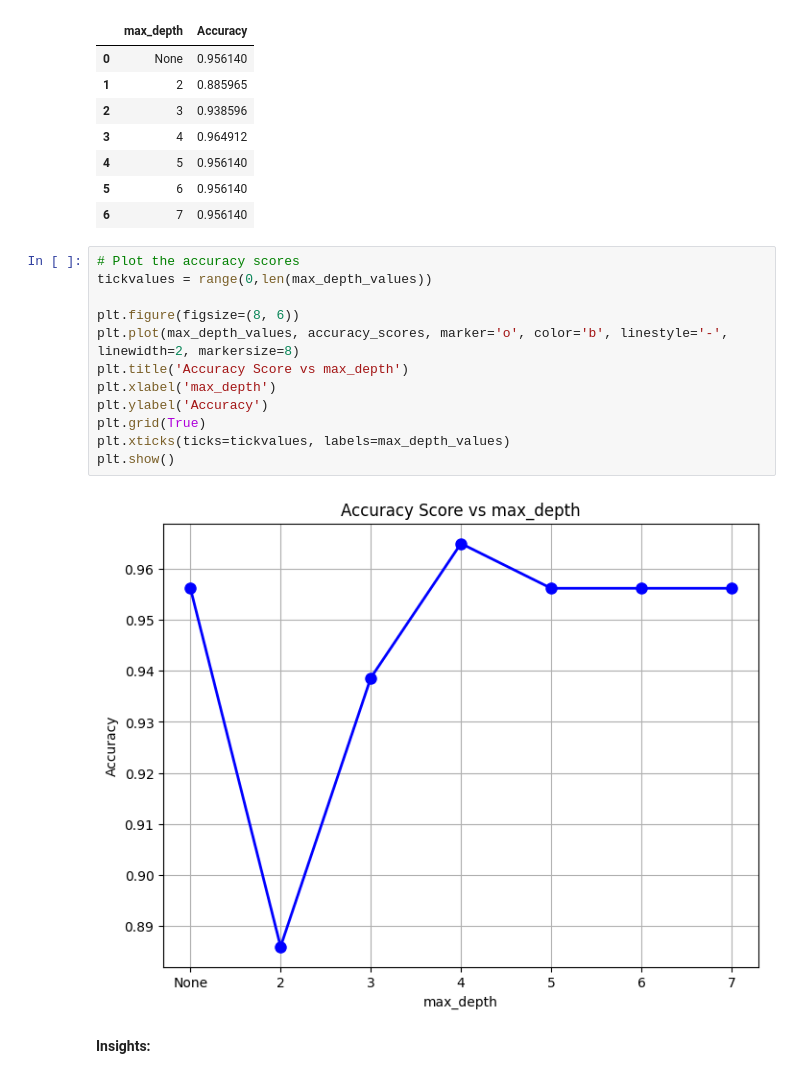
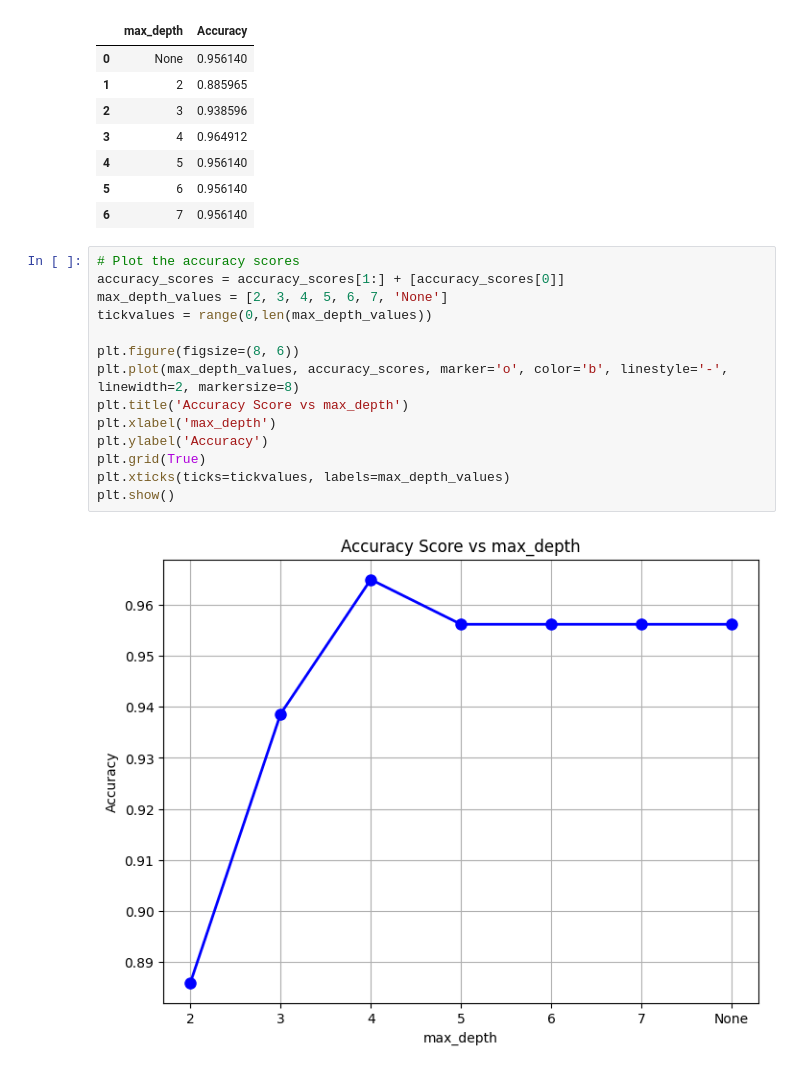
Before and after one commit to duyphuc0701/Project2-AI-Decision-Tree, a Jupyter notebook: breast_cancer/breast_cancer.ipynb, the cells around one changed output. Saved outputs shown, nothing was run; the diff lists cells and outputs as text.

```diff
--- a/breast_cancer/breast_cancer.ipynb
+++ b/breast_cancer/breast_cancer.ipynb
@@ -538,17 +686,17 @@ accuracy_table
 | 6 | 7 | 0.956140 |
 # %%
 # Plot the accuracy scores
+accuracy_scores = accuracy_scores[1:] + [accuracy_scores[0]]
+max_depth_values = [2, 3, 4, 5, 6, 7, 'None']
 tickvalues = range(0,len(max_depth_values))
 
 plt.figure(figsize=(8, 6))
 plt.plot(max_depth_values, accuracy_scores, marker='o', color='b', linestyle='-', linewidth=2, markersize=8)
 plt.title('Accuracy Score vs max_depth')
 plt.xlabel('max_depth')
 plt.ylabel('Accuracy')
 plt.grid(True)
 plt.xticks(ticks=tickvalues, labels=max_depth_values)
 plt.show()
 # %% [output]
-[figure, old version]
+[figure, new version]
-# %% [markdown]
-**Insights:**
```
Also changed, not shown: parts of 13 cells of this notebook, 46 other files.
